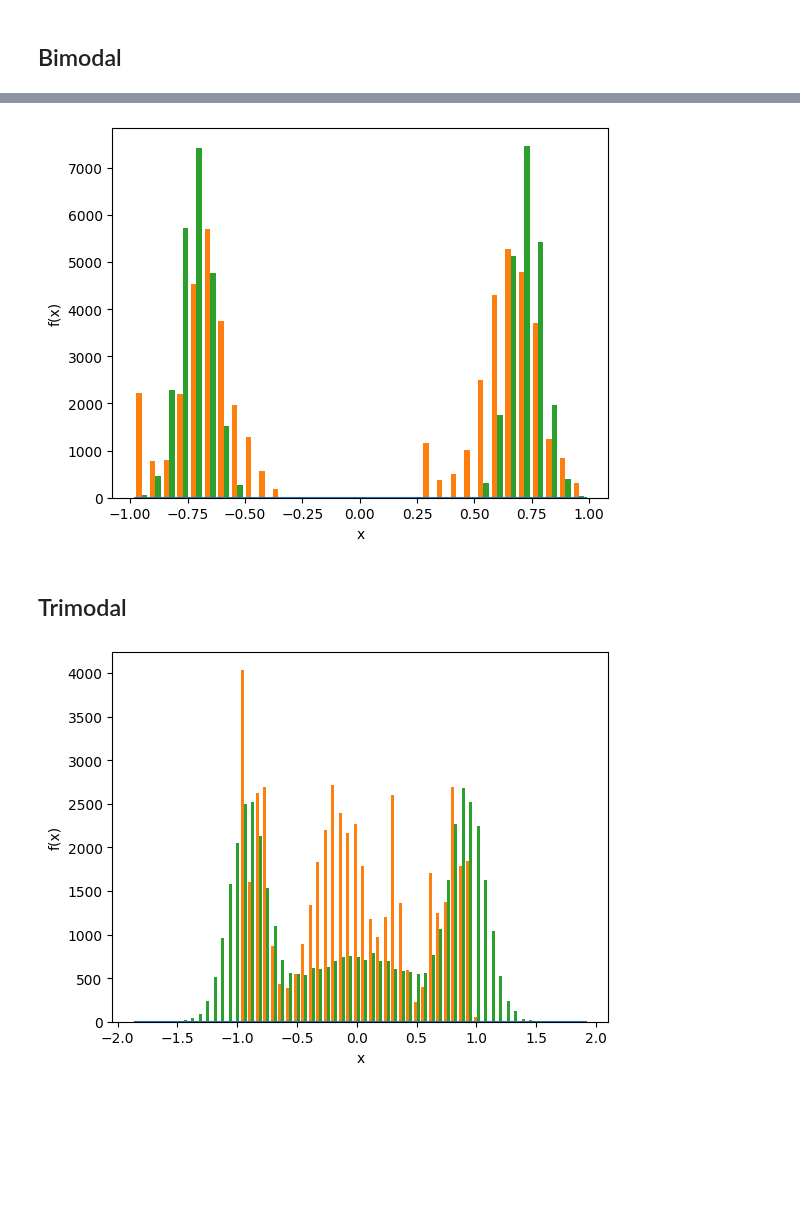
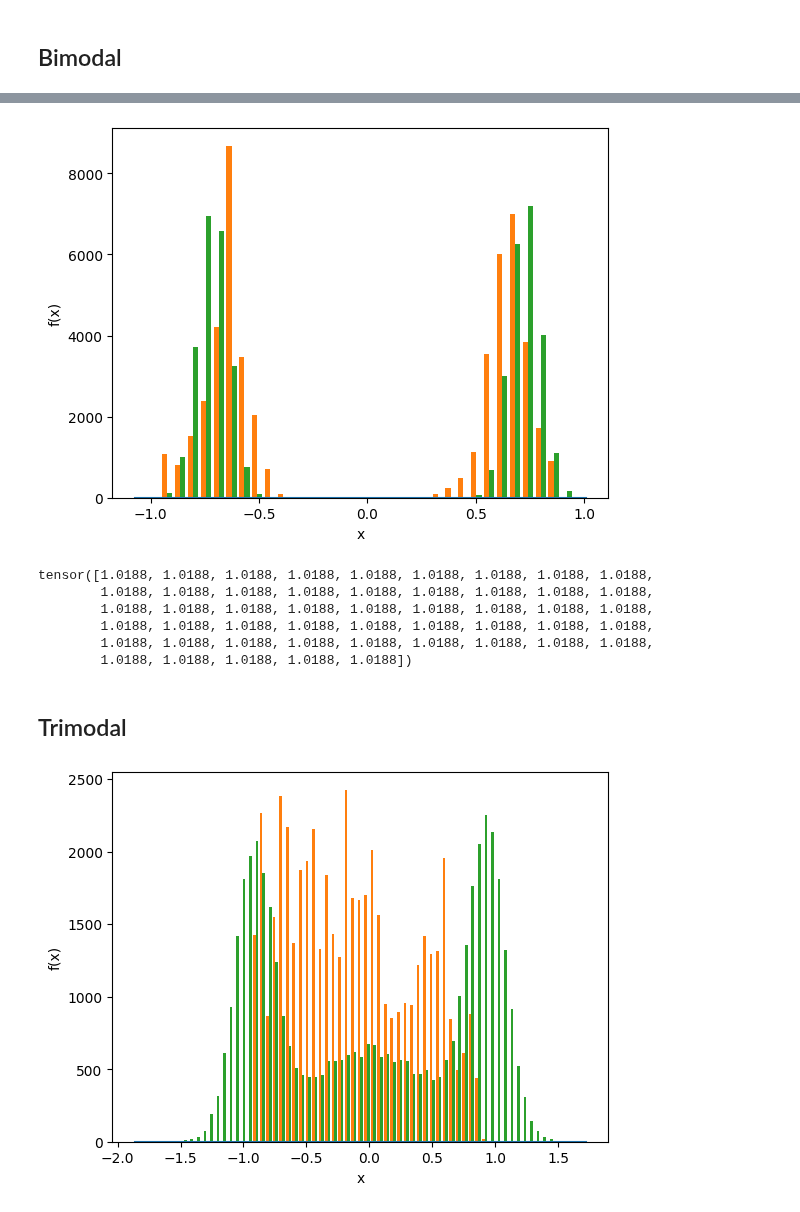
Before and after one commit to Sergio-Ltr/Generalized-Intrinsic-Plasticity, a Jupyter notebook: NOTEBOOKS/UNIT_TESTS/MASKED IP/MaskedIPOnline.ipynb, the cells around one changed output, grey strips where cells are left out. Cells and saved outputs as stored; diff of their text form; code cells hidden in the pictures; blank space fills up the shorter version.

```diff
--- a/NOTEBOOKS/UNIT_TESTS/MASKED IP/MaskedIPOnline.ipynb
+++ b/NOTEBOOKS/UNIT_TESTS/MASKED IP/MaskedIPOnline.ipynb
@@ -18,10 +18,9 @@ import torch
 import numpy
 import random
 # %%
-data = MG17(True, [80,10,10])
+data = MG17(True, [80,0,20])
 
 X_TR, Y_TR = data.TR()
-X_VAL, Y_VAL = data.VAL()
 X_TS, Y_TS = data.TS()
 # %%
 N = 50
@@ -83,17 +92,26 @@ bimodal_reservoir.plot_neural_activity(X_VAL)
 # %%
 unimodal_reservoir.rescale_weights(0.95)
 # %%
-bimodal_reservoir.plot_neural_activity(X_VAL)
+bimodal_reservoir.plot_neural_activity(X_TS)
 # %% [output]
-[figure, old version]
+[figure, new version]
+# %%
+bimodal_reservoir.a
+# %% [output]
+tensor([1.0188, 1.0188, 1.0188, 1.0188, 1.0188, 1.0188, 1.0188, 1.0188, 1.0188,
+        1.0188, 1.0188, 1.0188, 1.0188, 1.0188, 1.0188, 1.0188, 1.0188, 1.0188,
+        1.0188, 1.0188, 1.0188, 1.0188, 1.0188, 1.0188, 1.0188, 1.0188, 1.0188,
+        1.0188, 1.0188, 1.0188, 1.0188, 1.0188, 1.0188, 1.0188, 1.0188, 1.0188,
+        1.0188, 1.0188, 1.0188, 1.0188, 1.0188, 1.0188, 1.0188, 1.0188, 1.0188,
+        1.0188, 1.0188, 1.0188, 1.0188, 1.0188])
 # %% [markdown]
 ## Trimodal
 # %%
 trimodal_reservoir = IPReservoir(N=N, bias = False, desired_rho=0.1, mask=IPMask.trimodal(N))
 # %%
-trimodal_reservoir.plot_neural_activity(X_VAL)
+trimodal_reservoir.plot_neural_activity(X_TS)
 # %% [output]
-[figure, old version]
+[figure, new version]
 # %%
 trimodal_reservoir.IP_online(X_TR, eta=0.000005, epochs=5, verbose=True, debug=False)
 # %%
```
Also changed, not shown: parts of 35 cells of this notebook, 2 other files.
